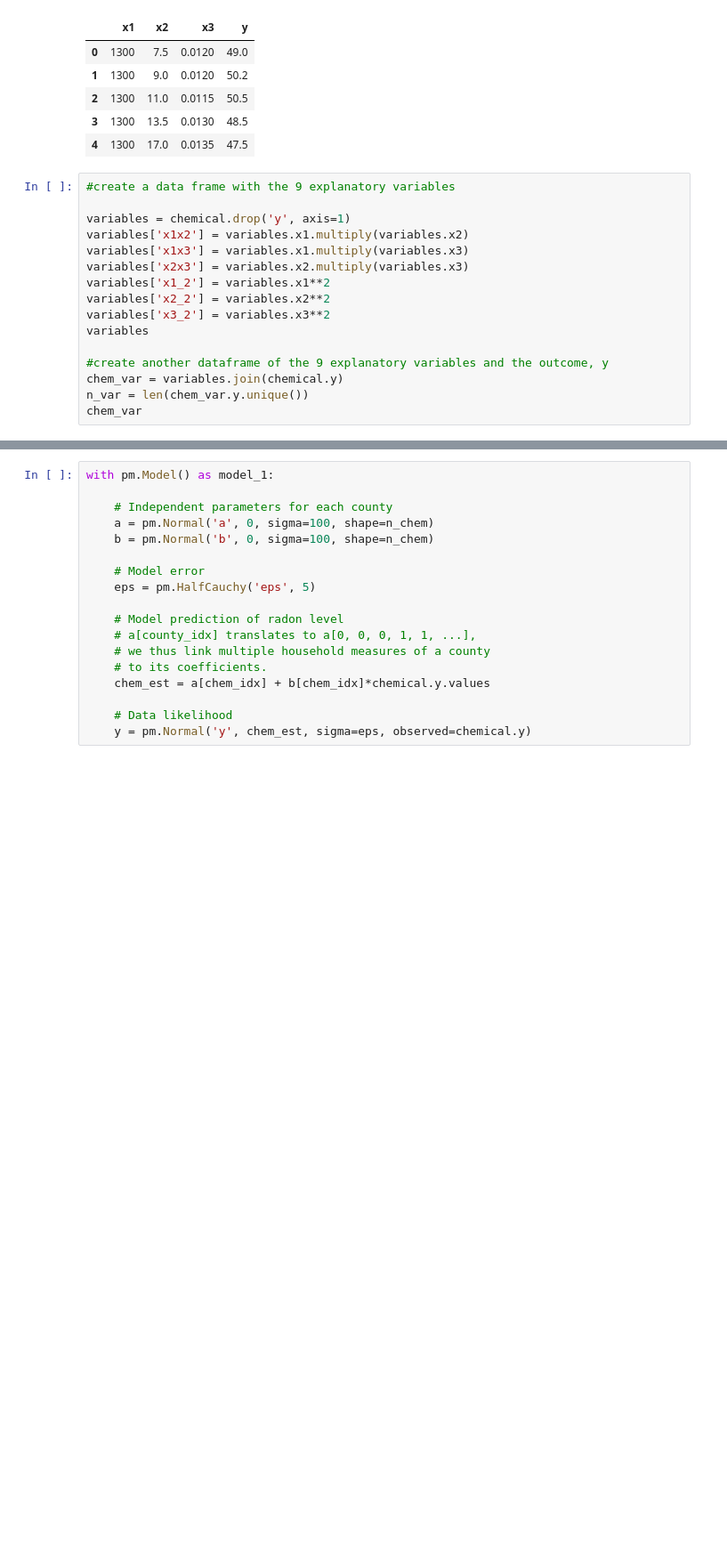
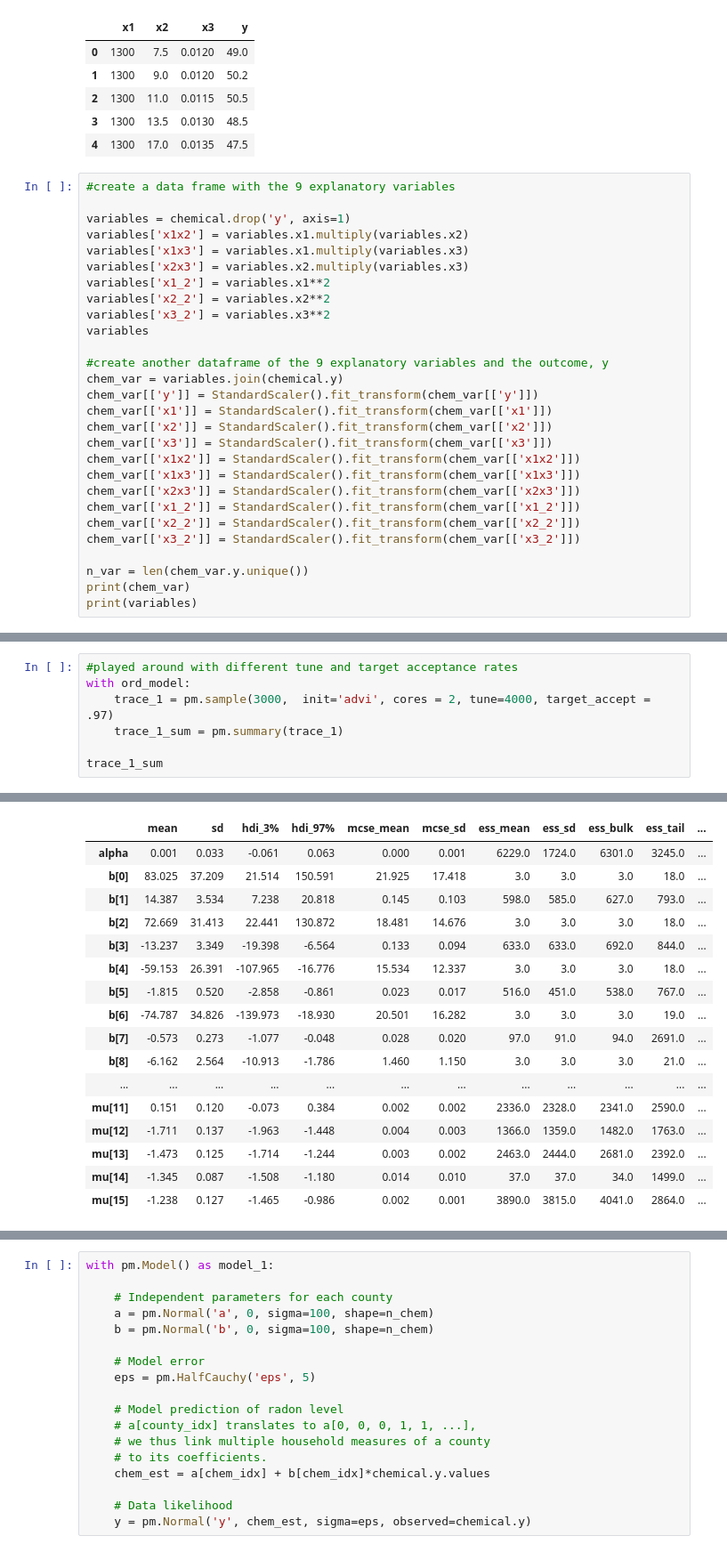
Before and after one commit to lwerth/INFO510, a Jupyter notebook: info510_hmwk4_question2.ipynb, the cells around one changed output, grey strips where cells are left out. Shown at 89% size. Drawn from its saved outputs; the diff is of its cells as text; blank space fills up the shorter version.

```diff
--- a/info510_hmwk4_question2.ipynb
+++ b/info510_hmwk4_question2.ipynb
@@ -50,6 +50,18 @@ variables
 
 #create another dataframe of the 9 explanatory variables and the outcome, y
 chem_var = variables.join(chemical.y)
+chem_var[['y']] = StandardScaler().fit_transform(chem_var[['y']])
+chem_var[['x1']] = StandardScaler().fit_transform(chem_var[['x1']])
+chem_var[['x2']] = StandardScaler().fit_transform(chem_var[['x2']])
+chem_var[['x3']] = StandardScaler().fit_transform(chem_var[['x3']])
+chem_var[['x1x2']] = StandardScaler().fit_transform(chem_var[['x1x2']])
+chem_var[['x1x3']] = StandardScaler().fit_transform(chem_var[['x1x3']])
+chem_var[['x2x3']] = StandardScaler().fit_transform(chem_var[['x2x3']])
+chem_var[['x1_2']] = StandardScaler().fit_transform(chem_var[['x1_2']])
+chem_var[['x2_2']] = StandardScaler().fit_transform(chem_var[['x2_2']])
+chem_var[['x3_2']] = StandardScaler().fit_transform(chem_var[['x3_2']])
+
 n_var = len(chem_var.y.unique())
-chem_var
+print(chem_var)
+print(variables)
 # %% [output]
@@ -72,0 +99,8 @@ chem_var
+# %%
+#played around with different tune and target acceptance rates
+with ord_model:
+    trace_1 = pm.sample(3000,  init='advi', cores = 2, tune=4000, target_accept = .97)
+    trace_1_sum = pm.summary(trace_1)
+
+trace_1_sum
+# %% [output]
@@ -72,0 +120,17 @@ chem_var
+|  | mean | sd | hdi_3% | hdi_97% | mcse_mean | mcse_sd | ess_mean | ess_sd | ess_bulk | ess_tail | ... |
+| alpha | 0.001 | 0.033 | -0.061 | 0.063 | 0.000 | 0.001 | 6229.0 | 1724.0 | 6301.0 | 3245.0 | ... |
+| b[0] | 83.025 | 37.209 | 21.514 | 150.591 | 21.925 | 17.418 | 3.0 | 3.0 | 3.0 | 18.0 | ... |
+| b[1] | 14.387 | 3.534 | 7.238 | 20.818 | 0.145 | 0.103 | 598.0 | 585.0 | 627.0 | 793.0 | ... |
+| b[2] | 72.669 | 31.413 | 22.441 | 130.872 | 18.481 | 14.676 | 3.0 | 3.0 | 3.0 | 18.0 | ... |
+| b[3] | -13.237 | 3.349 | -19.398 | -6.564 | 0.133 | 0.094 | 633.0 | 633.0 | 692.0 | 844.0 | ... |
+| b[4] | -59.153 | 26.391 | -107.965 | -16.776 | 15.534 | 12.337 | 3.0 | 3.0 | 3.0 | 18.0 | ... |
+| b[5] | -1.815 | 0.520 | -2.858 | -0.861 | 0.023 | 0.017 | 516.0 | 451.0 | 538.0 | 767.0 | ... |
+| b[6] | -74.787 | 34.826 | -139.973 | -18.930 | 20.501 | 16.282 | 3.0 | 3.0 | 3.0 | 19.0 | ... |
+| b[7] | -0.573 | 0.273 | -1.077 | -0.048 | 0.028 | 0.020 | 97.0 | 91.0 | 94.0 | 2691.0 | ... |
+| b[8] | -6.162 | 2.564 | -10.913 | -1.786 | 1.460 | 1.150 | 3.0 | 3.0 | 3.0 | 21.0 | ... |
+| ... | ... | ... | ... | ... | ... | ... | ... | ... | ... | ... | ... |
+| mu[11] | 0.151 | 0.120 | -0.073 | 0.384 | 0.002 | 0.002 | 2336.0 | 2328.0 | 2341.0 | 2590.0 | ... |
+| mu[12] | -1.711 | 0.137 | -1.963 | -1.448 | 0.004 | 0.003 | 1366.0 | 1359.0 | 1482.0 | 1763.0 | ... |
+| mu[13] | -1.473 | 0.125 | -1.714 | -1.244 | 0.003 | 0.002 | 2463.0 | 2444.0 | 2681.0 | 2392.0 | ... |
+| mu[14] | -1.345 | 0.087 | -1.508 | -1.180 | 0.014 | 0.010 | 37.0 | 37.0 | 34.0 | 1499.0 | ... |
+| mu[15] | -1.238 | 0.127 | -1.465 | -0.986 | 0.002 | 0.001 | 3890.0 | 3815.0 | 4041.0 | 2864.0 | ... |
```
Also changed, not shown: parts of 24 cells of this notebook.
